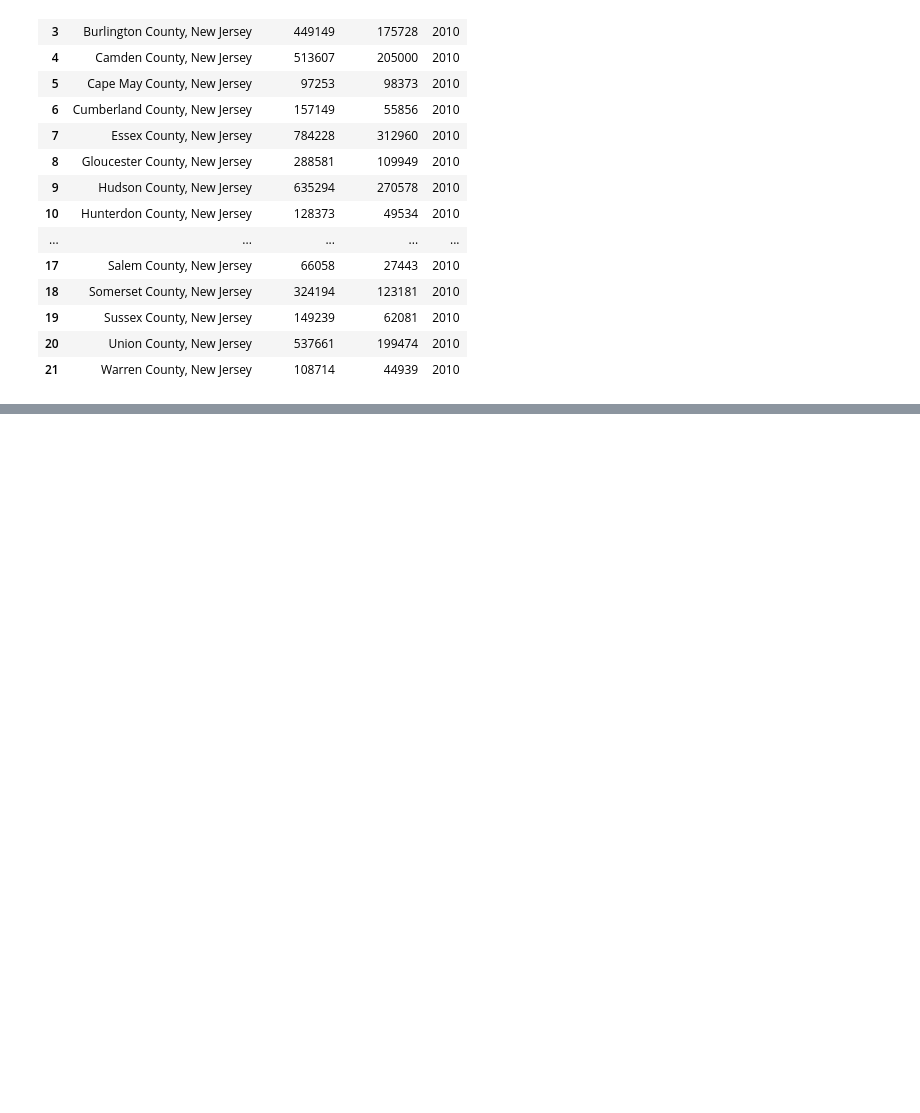
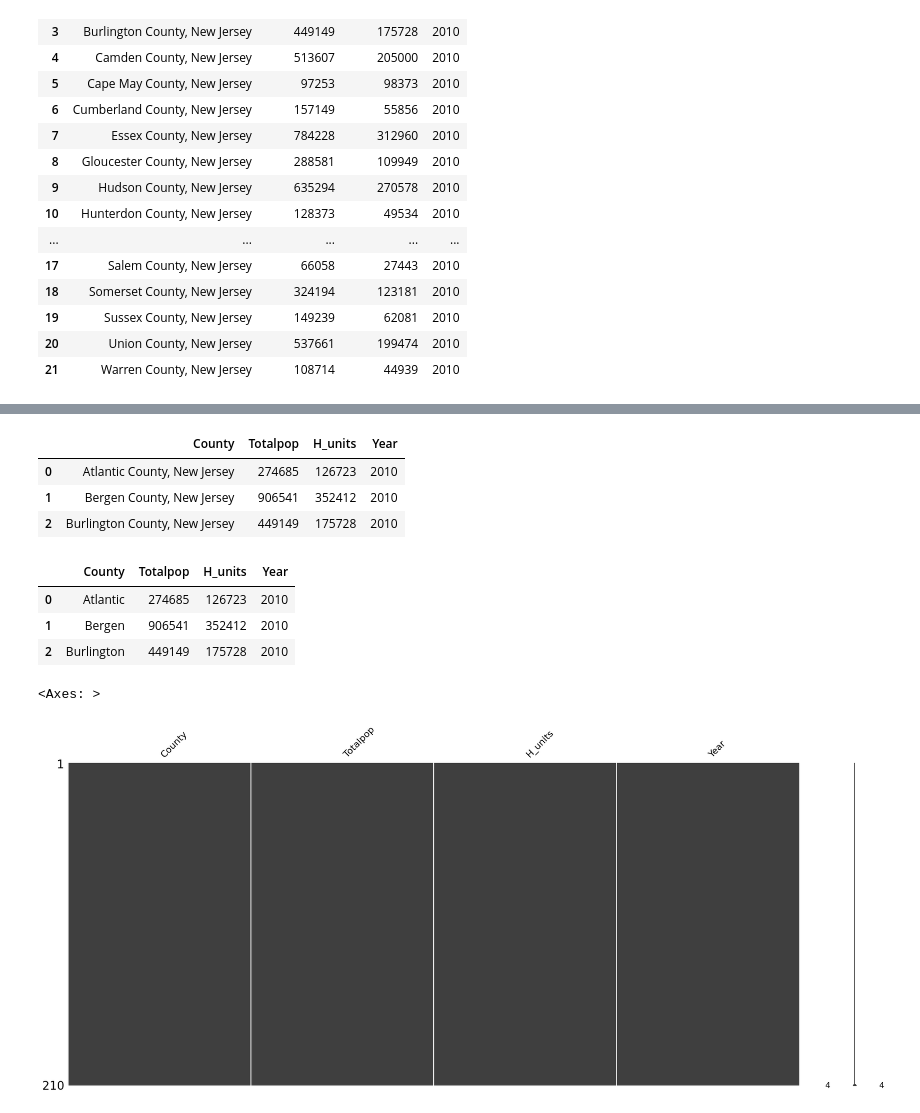
Before and after one commit to carlavilla/DataManagement, a Jupyter notebook: Flooding_and_Housing_NJ.ipynb, the cells around one changed output, grey strips where cells are left out. Saved outputs shown, nothing was run; the diff lists cells and outputs as text; code cells hidden in the pictures; blank space fills up the shorter version.

```diff
--- a/Flooding_and_Housing_NJ.ipynb
+++ b/Flooding_and_Housing_NJ.ipynb
@@ -296,0 +390,7 @@ Index([
+# %%
+acspop2023=pd.read_csv('ACSDP1Y2023.DP05-Data.csv')
+acspop2023= acspop2023[['NAME', 'DP05_0001E', 'DP05_0091E']]
+acspop2023['Year'] = 2023
+acspop23= acspop2023.drop([0])
+acspop23= acspop23.rename(columns={'DP05_0091E': 'H_units'})
+acspop23
@@ -296,0 +415,7 @@ Index([
+# %%
+acspop2024=pd.read_csv('ACSDP1Y2024.DP05-Data.csv')
+acspop2024= acspop2024[['NAME', 'DP05_0001E', 'DP05_0105E']]
+acspop2024['Year'] = 2024
+acspop24= acspop2024.drop([0])
+acspop24= acspop24.rename(columns={'DP05_0105E': 'H_units'})
+acspop24
@@ -296,0 +440,25 @@ Index([
+# %%
+acspop= pd.concat([acspop10, acspop12, acspop14, acspop16, acspop18, acspop19, acspop21, acspop22, acspop23, acspop24])
+acspop.rename(columns={'NAME': 'County',
+                       'DP05_0001E': "Totalpop"},
+              inplace=True)
+acspop= acspop.reset_index(drop=True)
+acspop.head(3)
+# %% [output]
+|  | County | Totalpop | H_units | Year |
+| 0 | Atlantic County, New Jersey | 274685 | 126723 | 2010 |
+| 1 | Bergen County, New Jersey | 906541 | 352412 | 2010 |
+| 2 | Burlington County, New Jersey | 449149 | 175728 | 2010 |
+# %%
+acspop['County'] = acspop['County'].str.replace(' County, New Jersey', '')
+acspop.head(3)
+# %% [output]
+|  | County | Totalpop | H_units | Year |
+| 0 | Atlantic | 274685 | 126723 | 2010 |
+| 1 | Bergen | 906541 | 352412 | 2010 |
+| 2 | Burlington | 449149 | 175728 | 2010 |
+# %%
+msno.matrix(acspop)
+# %% [output]
+<Axes: >
+[figure, added]
```
Also changed, not shown: parts of 24 cells of this notebook.
